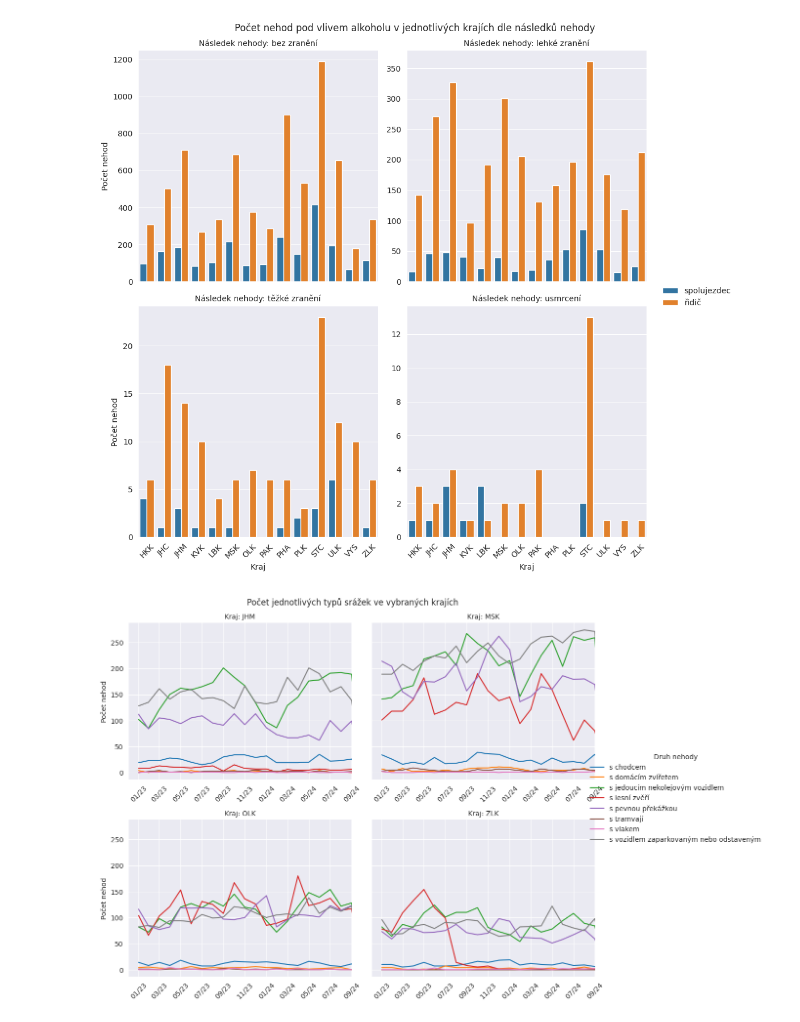
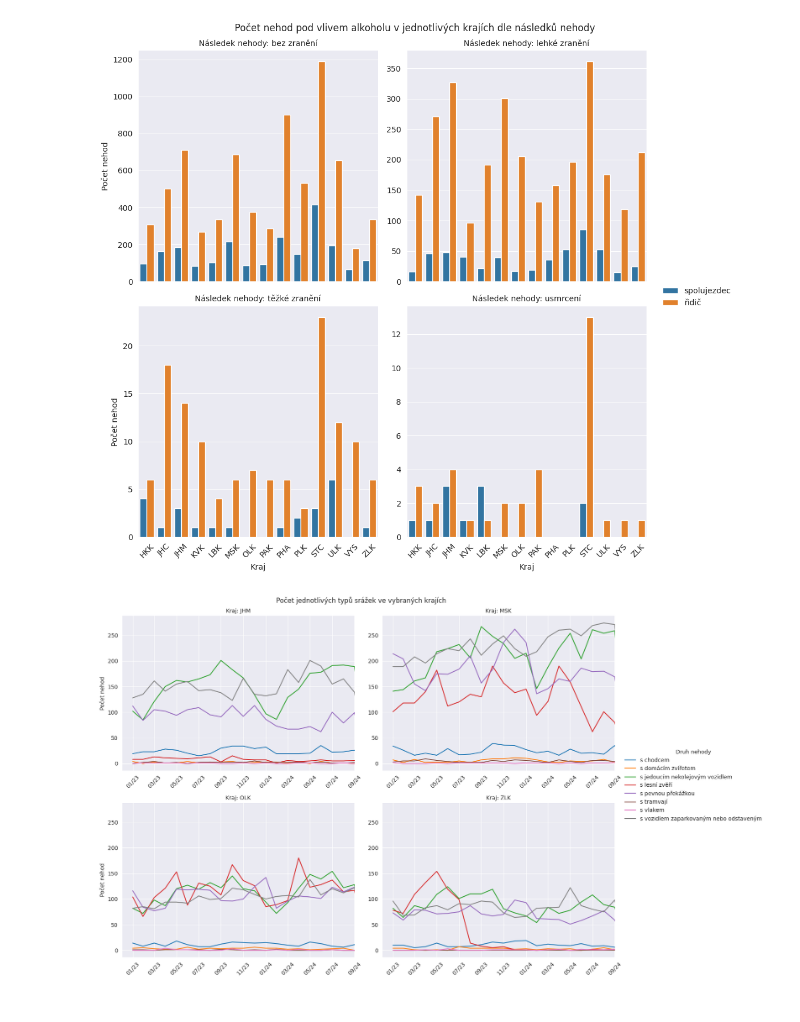
Before and after one commit to antiphyv2/FIT_IZV-PROJ, a Jupyter notebook: partTwo/analysis.ipynb, the cells around one changed output. Saved outputs shown, nothing was run; the diff lists cells and outputs as text; code cells hidden in the pictures.

```diff
--- a/partTwo/analysis.ipynb
+++ b/partTwo/analysis.ipynb
@@ -279,11 +279,10 @@ def plot_type(df: pd.DataFrame, fig_location: str = None,
     dfToPlot = dfResampled.stack().reset_index(name="count")
 
     #Create a relplot with "line" kind to plot the data in different regions
-    g = sns.relplot(data=dfToPlot, x="date", y="count", hue="accidentType", col="region", kind="line", palette="tab10",
-                    col_wrap=2, height= 3.5 * 11/9, aspect=1/(11/9))
+    g = sns.relplot(data=dfToPlot, x="date", y="count", hue="accidentType", col="region", kind="line", palette="tab10", col_wrap=2)
 
     #Move the legend to the right side of the subgraphs
-    sns.move_legend(g, "center right", title="Druh nehody", bbox_to_anchor=(1.33, 0.5))
+    sns.move_legend(g, "center right", title="Druh nehody", bbox_to_anchor=(1.26, 0.5))
 
     #Set the title of the whole figure
     g.figure.suptitle("Počet jednotlivých typů srážek ve vybraných krajích")
@@ -295,31 +294,31 @@ def plot_type(df: pd.DataFrame, fig_location: str = None,
     g.set_ylabels("Počet nehod")
 
     #Set the x axe labes to empty
     g.set_xlabels("")
 
     #Set the xtics with two months interval
     xticks = pd.date_range(start='2023-01-01', end='2024-10-01', freq='2ME')
 
     #Set the x axe limit for each subgraph and convert the xticks to the right format
     for ax in g.axes.flat:
         ax.set_xlim(pd.Timestamp("2023-01-01"), pd.Timestamp("2024-10-01"))
         ax.tick_params(axis='x', labelbottom=True, rotation=45)
         #Taken from IZV lectures to convert xticks to time from the preview
         ax.set_xticks(xticks)
         ax.set_xticklabels([pd.to_datetime(tm, unit='d').strftime('%m/%y') for tm in xticks])
 
 
     #Use tight_layout to avoid overlapping of the subgraphs
     plt.tight_layout()
 
     #Save the figure if the location is given
     if fig_location:
         plt.savefig(fig_location, bbox_inches="tight")
 
     #show the figure if True
     if show_figure:
         plt.show()
 
 plot_type(df2, "test.png", True)
 # %% [output]
-[figure, old version]
+[figure, new version]
```
Also changed, not shown: parts of 2 cells of this notebook, 1 other file.
